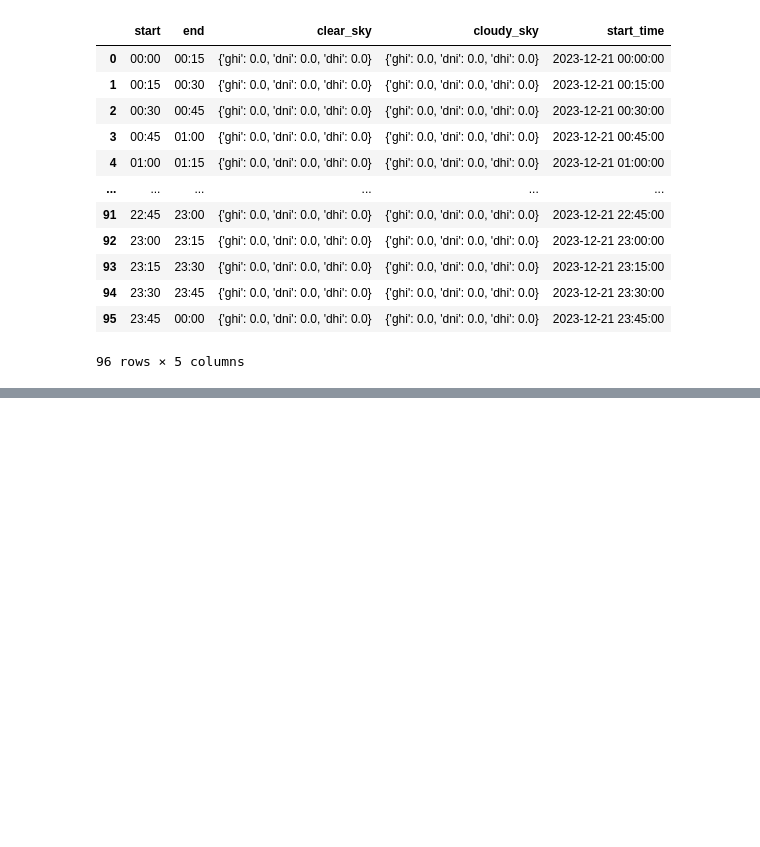
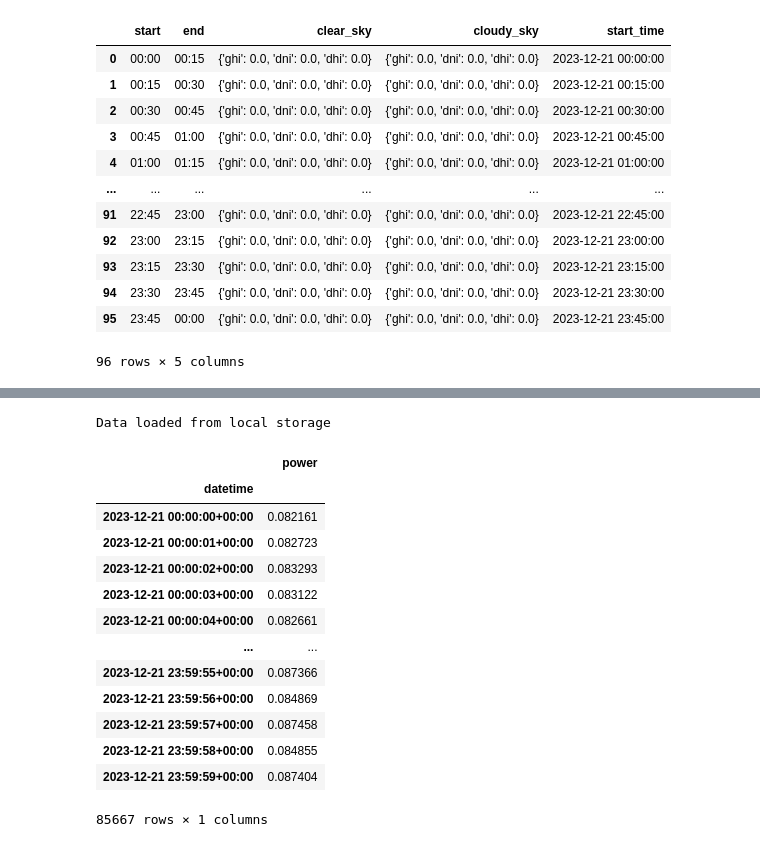
Before and after one commit to tennisnuts/Power-Forecast, a Jupyter notebook: playground.ipynb, the cells around one changed output, grey strips where cells are left out. Cells and saved outputs as stored; diff of their text form; code cells hidden in the pictures; blank space fills up the shorter version.

```diff
--- a/playground.ipynb
+++ b/playground.ipynb
@@ -75,0 +328,25 @@ Locally available data used
+# %%
+year = 2023
+month = 12
+day = 21
+date_time = datetime(year=year, month=month, day=day)
+
+old_df, new_df = get_sensor_data(date_time)
+
+old_df
+# %% [output]
+Data loaded from local storage
+|  | power |
+| datetime |  |
+| 2023-12-21 00:00:00+00:00 | 0.082161 |
+| 2023-12-21 00:00:01+00:00 | 0.082723 |
+| 2023-12-21 00:00:02+00:00 | 0.083293 |
+| 2023-12-21 00:00:03+00:00 | 0.083122 |
+| 2023-12-21 00:00:04+00:00 | 0.082661 |
+| ... | ... |
+| 2023-12-21 23:59:55+00:00 | 0.087366 |
+| 2023-12-21 23:59:56+00:00 | 0.084869 |
+| 2023-12-21 23:59:57+00:00 | 0.087458 |
+| 2023-12-21 23:59:58+00:00 | 0.084855 |
+| 2023-12-21 23:59:59+00:00 | 0.087404 |
+85667 rows × 1 columns
```
Also changed, not shown: parts of 7 cells of this notebook.
